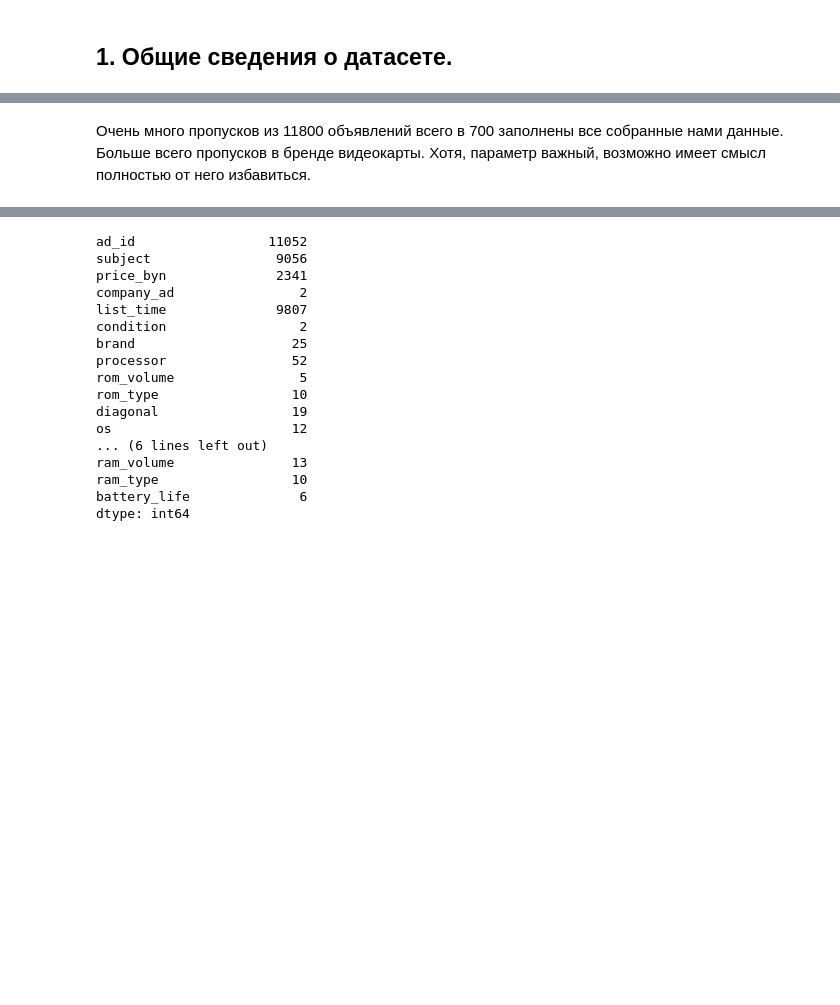
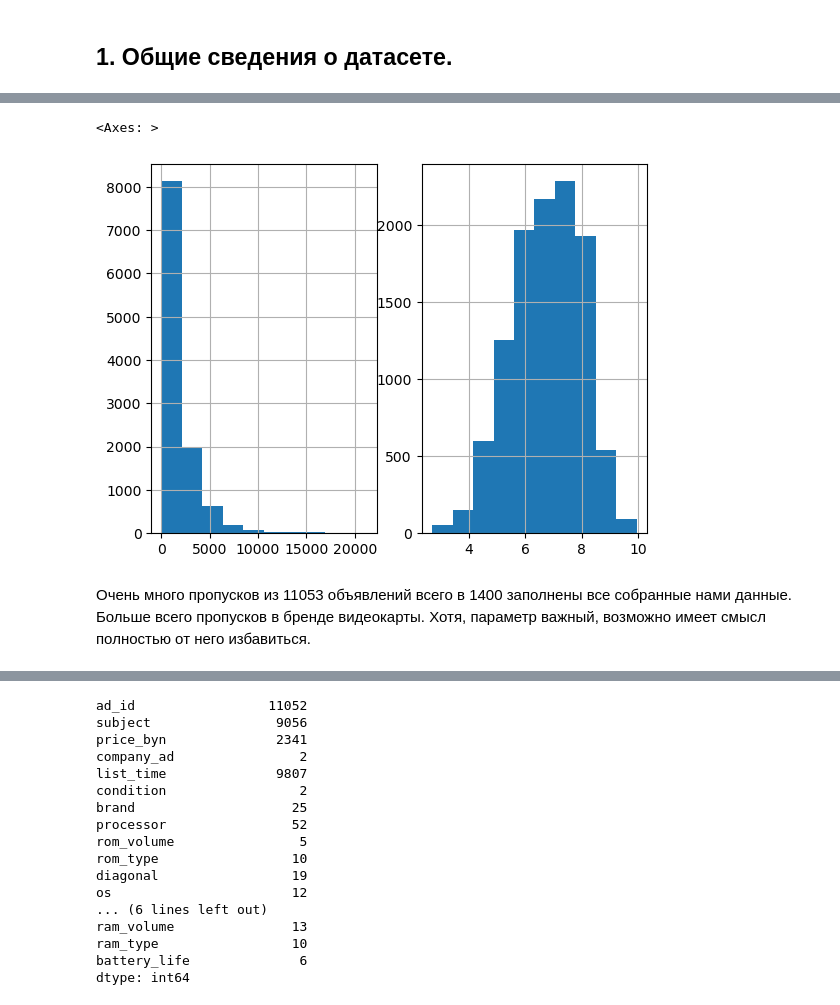
Before and after one commit to venskovalentin/KufarPriceModel, a Jupyter notebook: notebooks/Laptop_EDA.ipynb, the cells around one changed output, grey strips where cells are left out. Drawn from its saved outputs; the diff is of its cells as text; code cells hidden in the pictures; blank space fills up the shorter version.

Commit message:
EDA: corelations, histograms, scatterplots, boxplots

```diff
--- a/notebooks/Laptop_EDA.ipynb
+++ b/notebooks/Laptop_EDA.ipynb
@@ -48,3 +49,10 @@ max    1.066442e+09  21200.940000
+# %%
+fig, axes = plt.subplots(1, 2)
+df['price_byn'].hist(ax=axes[0])
+np.log(df['price_byn']).hist(ax=axes[1])
+# %% [output]
+<Axes: >
+[figure, added]
 # %% [markdown]
-Очень много пропусков из 11800 объявлений всего в 700 заполнены все собранные нами данные.
+Очень много пропусков из 11053 объявлений всего в 1400 заполнены все собранные нами данные.
 Больше всего пропусков в бренде видеокарты. Хотя, параметр важный, возможно имеет смысл полностью от него избавиться.
```
Also changed, not shown: parts of 52 cells of this notebook.
